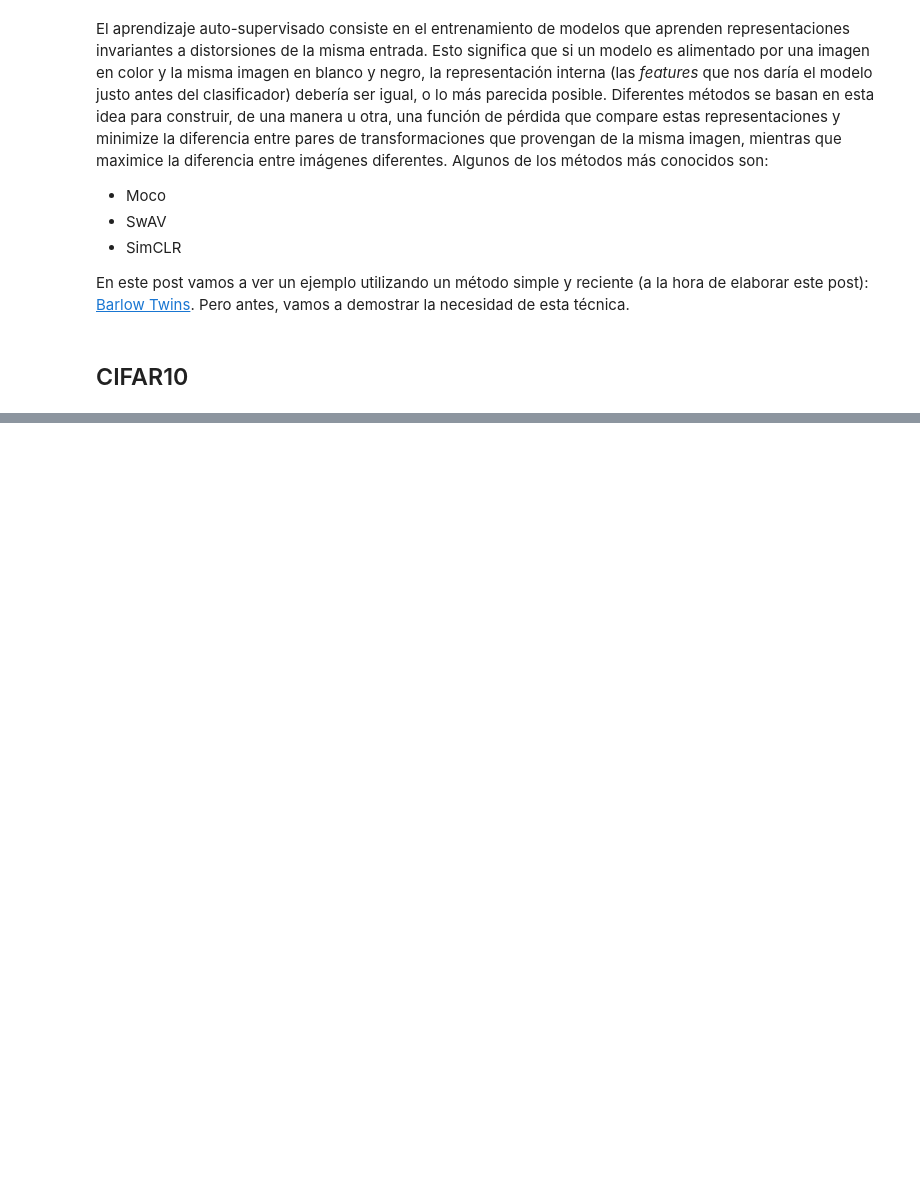
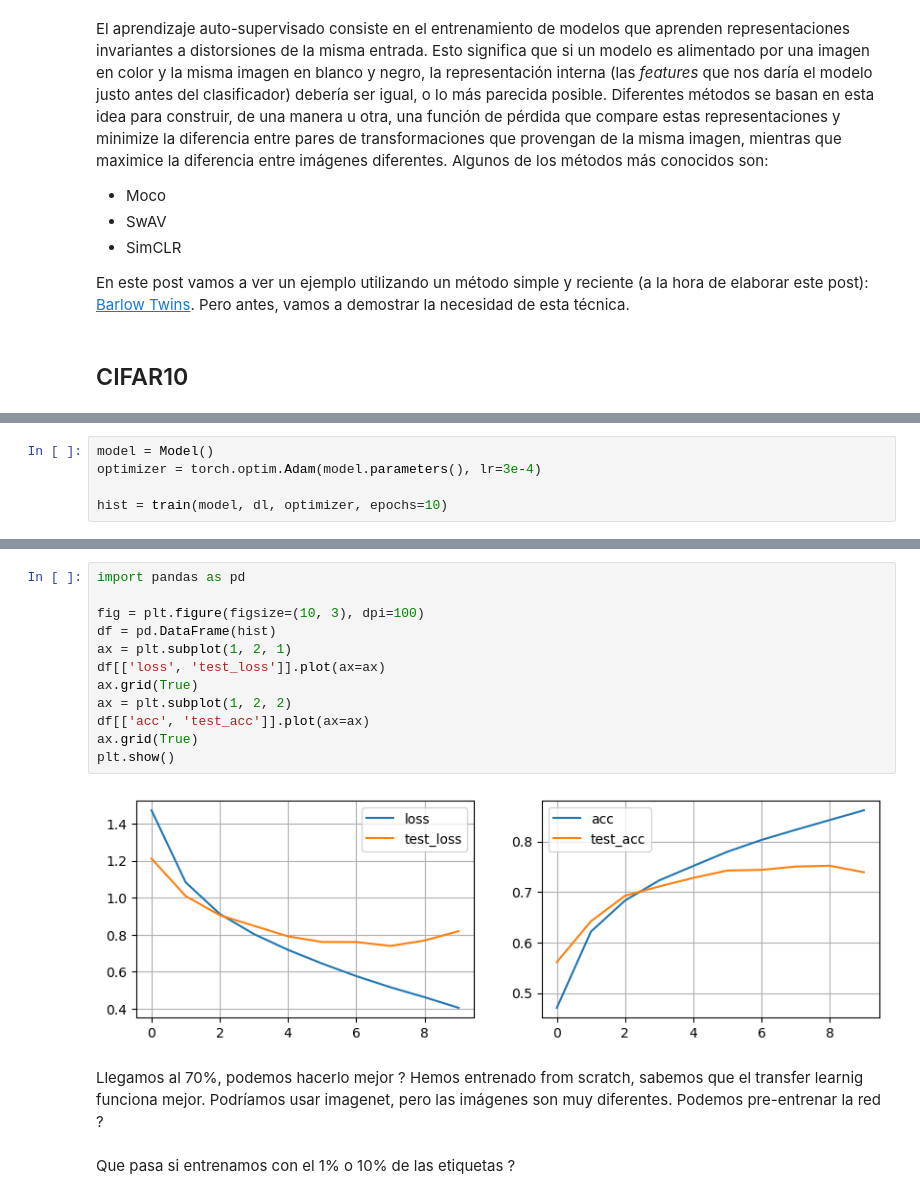
Before and after one commit to juansensio/blog, a Jupyter notebook: 066_ssl/ssl.ipynb, the cells around one changed output, grey strips where cells are left out. Cells and saved outputs as stored; diff of their text form; blank space fills up the shorter version.

```diff
--- a/066_ssl/ssl.ipynb
+++ b/066_ssl/ssl.ipynb
@@ -38,0 +172,5 @@ ModuleNotFoundError: No module named 'torchvision'
+# %%
+model = Model()
+optimizer = torch.optim.Adam(model.parameters(), lr=3e-4)
+
+hist = train(model, dl, optimizer, epochs=10)
@@ -38,0 +188,18 @@ ModuleNotFoundError: No module named 'torchvision'
+# %%
+import pandas as pd
+
+fig = plt.figure(figsize=(10, 3), dpi=100)
+df = pd.DataFrame(hist)
+ax = plt.subplot(1, 2, 1)
+df[['loss', 'test_loss']].plot(ax=ax)
+ax.grid(True)
+ax = plt.subplot(1, 2, 2)
+df[['acc', 'test_acc']].plot(ax=ax)
+ax.grid(True)
+plt.show()
+# %% [output]
+[figure, added]
+# %% [markdown]
+Llegamos al 70%, podemos hacerlo mejor ? Hemos entrenado from scratch, sabemos que el transfer learnig funciona mejor. Podríamos usar imagenet, pero las imágenes son muy diferentes. Podemos pre-entrenar la red ?
+# %% [markdown]
+Que pasa si entrenamos con el 1% o 10% de las etiquetas ?
```
Also changed, not shown: parts of 12 cells of this notebook.
